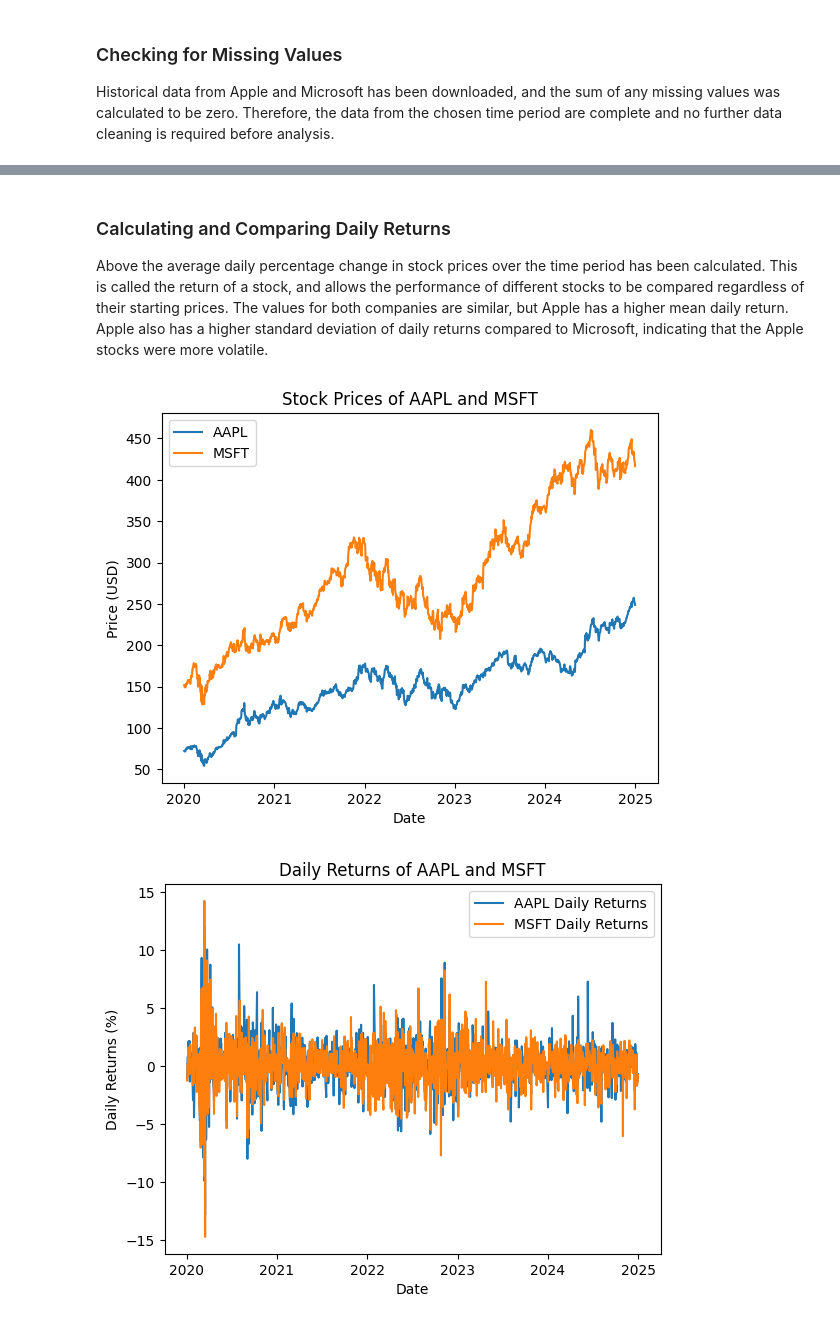
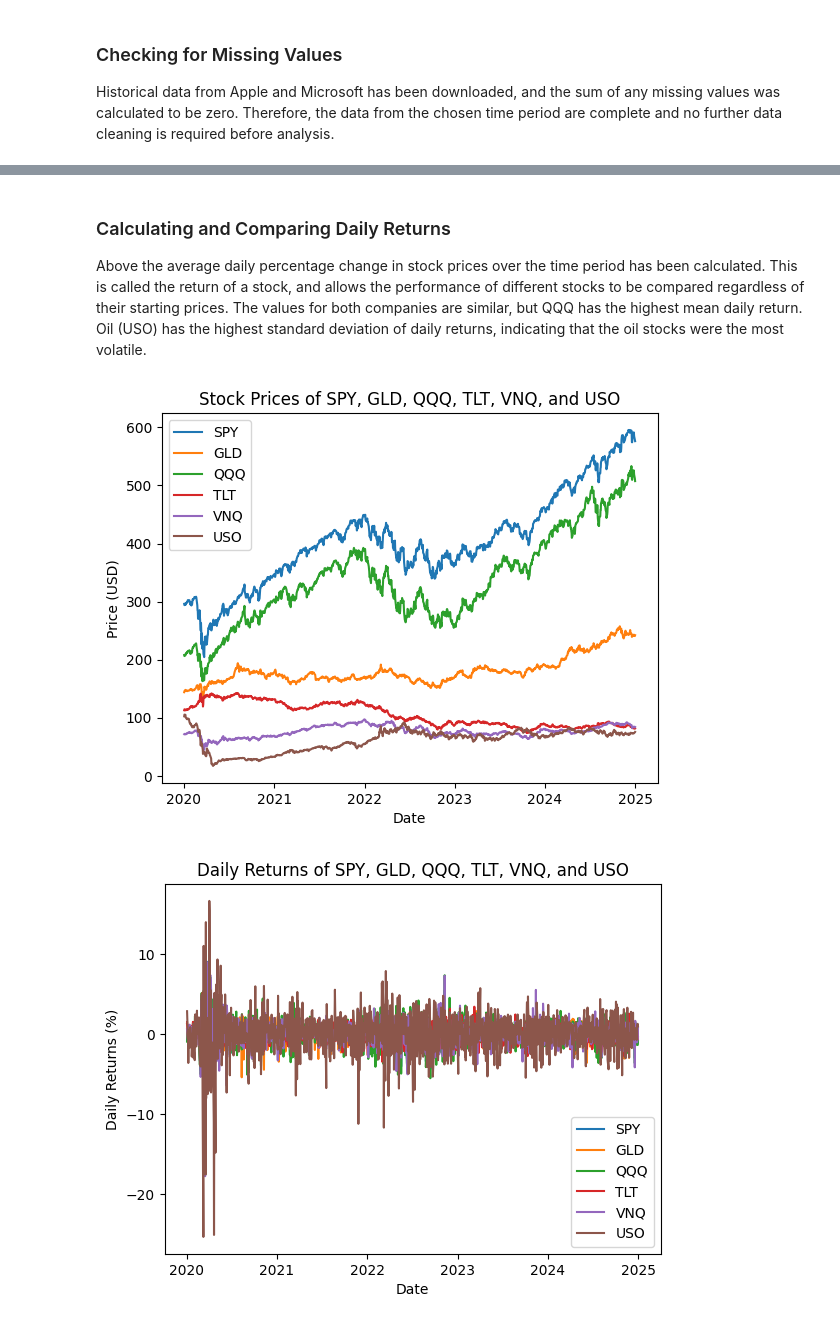
Before and after one commit to saskiahill64/Portfolio-Risk-Analysis, a Jupyter notebook: notebooks/01_data_exploration.ipynb, the cells around one changed output, grey strips where cells are left out. Drawn from its saved outputs; the diff is of its cells as text; code cells hidden in the pictures.

```diff
--- a/notebooks/01_data_exploration.ipynb
+++ b/notebooks/01_data_exploration.ipynb
@@ -91,8 +91,16 @@ The above code calculates a total of 253 trading days in 2020, which is less tha
 # Checking for missing values
 #-----------------------------------------------------------------------------
 
+tickers = [
+    "SPY",   # US equities
+    "QQQ",   # Nasdaq
+    "GLD",   # Gold
+    "TLT",   # US Treasury bonds
+    "VNQ",   # Real estate
+    "USO"    # Oil
+]
 prices = yf.download( # Download historical Apple and Microsoft stock prices
-    ["AAPL", "MSFT"],
+    tickers,
     start="2020-01-01",
     end="2025-01-01")
 
@@ -179,35 +195,43 @@ max       11.980820    14.216881
 # %% [markdown]
 ### Calculating and Comparing Daily Returns
 
-Above the average daily percentage change in stock prices over the time period has been calculated. This is called the return of a stock, and allows the performance of different stocks to be compared regardless of their starting prices. The values for both companies are similar, but Apple has a higher mean daily return. Apple also has a higher standard deviation of daily returns compared to Microsoft, indicating that the Apple stocks were more volatile.
+Above the average daily percentage change in stock prices over the time period has been calculated. This is called the return of a stock, and allows the performance of different stocks to be compared regardless of their starting prices. The values for both companies are similar, but QQQ has the highest mean daily return. Oil (USO) has the highest standard deviation of daily returns, indicating that the oil stocks were the most volatile.
 # %%
 #-----------------------------------------------------------------------------
 # Plotting the stock prices of AAPL and MSFT
 #-----------------------------------------------------------------------------
 
-plt.plot(prices['Close']['AAPL'], label='AAPL')
-plt.plot(prices['Close']['MSFT'], label='MSFT')
-plt.title('Stock Prices of AAPL and MSFT')
+plt.plot(prices['Close']['SPY'], label='SPY')
+plt.plot(prices['Close']['GLD'], label='GLD')
+plt.plot(prices['Close']['QQQ'], label='QQQ')
+plt.plot(prices['Close']['TLT'], label='TLT')
+plt.plot(prices['Close']['VNQ'], label='VNQ')
+plt.plot(prices['Close']['USO'], label='USO')
+plt.title('Stock Prices of SPY, GLD, QQQ, TLT, VNQ, and USO')
 plt.xlabel('Date')
 plt.ylabel('Price (USD)')
 plt.legend()
 plt.show()
 # %% [output]
-[figure, old version]
+[figure, new version]
 # %%
 #-----------------------------------------------------------------------------
 # Plotting the daily returns of AAPL and MSFT
 #-----------------------------------------------------------------------------
 
-plt.plot(daily_returns['AAPL'], label='AAPL Daily Returns')
-plt.plot(daily_returns['MSFT'], label='MSFT Daily Returns')
-plt.title('Daily Returns of AAPL and MSFT')
+plt.plot(daily_returns['SPY'], label='SPY')
+plt.plot(daily_returns['GLD'], label='GLD')
+plt.plot(daily_returns['QQQ'], label='QQQ')
+plt.plot(daily_returns['TLT'], label='TLT')
+plt.plot(daily_returns['VNQ'], label='VNQ')
+plt.plot(daily_returns['USO'], label='USO')
+plt.title('Daily Returns of SPY, GLD, QQQ, TLT, VNQ, and USO')
 plt.xlabel('Date')
 plt.ylabel('Daily Returns (%)')
 plt.legend()
 plt.show()
 # %% [output]
-[figure, old version]
+[figure, new version]
 # %%
 #-----------------------------------------------------------------------------
 # Calculating volatility (standard deviation of daily returns) for AAPL and MSFT
```
Also changed, not shown: parts of 7 cells of this notebook.
